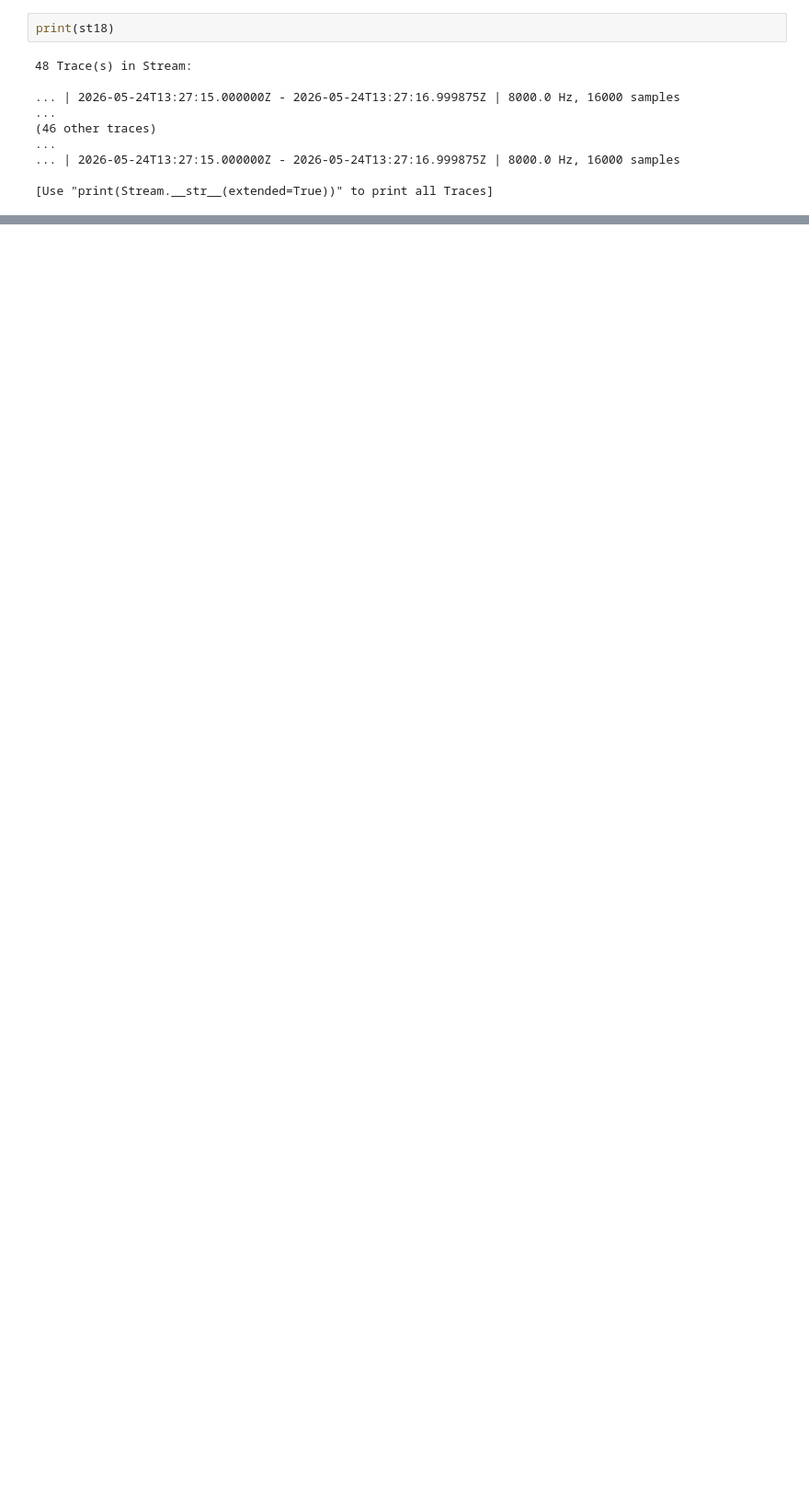
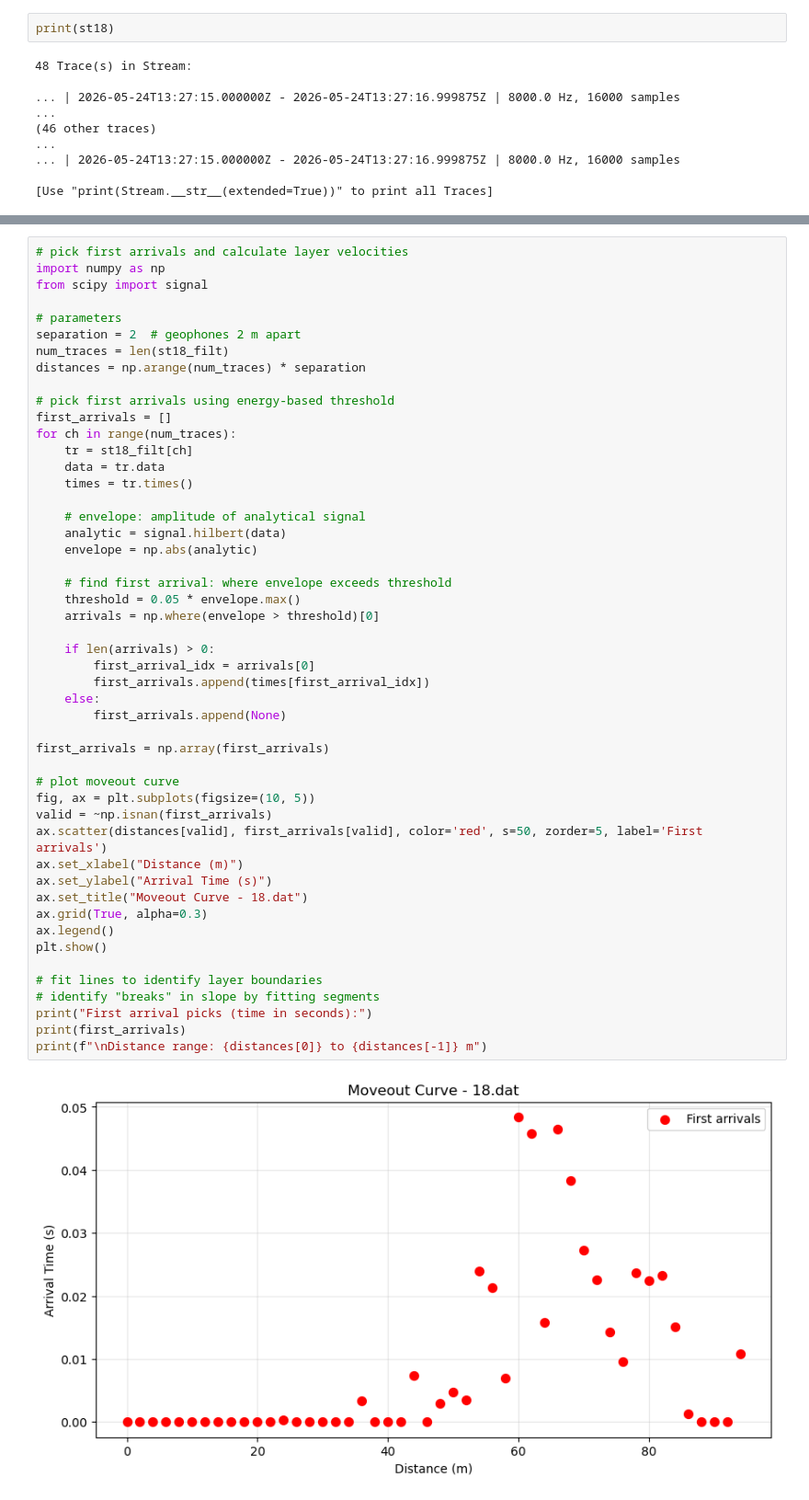
Before and after one commit to rrdickinson/2026_field_session_travertine, a Jupyter notebook: Howelsen_Hill/Code/group3_wiggles.ipynb, the cells around one changed output, grey strips where cells are left out. Shown at 92% size. Cells and saved outputs as stored; diff of their text form; blank space fills up the shorter version.

Commit message:
Completed first picks and initial inversions

```diff
--- a/Howelsen_Hill/Code/group3_wiggles.ipynb
+++ b/Howelsen_Hill/Code/group3_wiggles.ipynb
@@ -18,0 +70,51 @@ print(st18)
+# %%
+# pick first arrivals and calculate layer velocities
+import numpy as np
+from scipy import signal
+
+# parameters
+separation = 2  # geophones 2 m apart
+num_traces = len(st18_filt)
+distances = np.arange(num_traces) * separation
+
+# pick first arrivals using energy-based threshold
+first_arrivals = []
+for ch in range(num_traces):
+    tr = st18_filt[ch]
+    data = tr.data
+    times = tr.times()
+
+    # envelope: amplitude of analytical signal
+    analytic = signal.hilbert(data)
+    envelope = np.abs(analytic)
+
+    # find first arrival: where envelope exceeds threshold
+    threshold = 0.05 * envelope.max()
+    arrivals = np.where(envelope > threshold)[0]
+
+    if len(arrivals) > 0:
+        first_arrival_idx = arrivals[0]
+        first_arrivals.append(times[first_arrival_idx])
+    else:
+        first_arrivals.append(None)
+
+first_arrivals = np.array(first_arrivals)
+
+# plot moveout curve
+fig, ax = plt.subplots(figsize=(10, 5))
+valid = ~np.isnan(first_arrivals)
+ax.scatter(distances[valid], first_arrivals[valid], color='red', s=50, zorder=5, label='First arrivals')
+ax.set_xlabel("Distance (m)")
+ax.set_ylabel("Arrival Time (s)")
+ax.set_title("Moveout Curve - 18.dat")
+ax.grid(True, alpha=0.3)
+ax.legend()
+plt.show()
+
+# fit lines to identify layer boundaries
+# identify "breaks" in slope by fitting segments
+print("First arrival picks (time in seconds):")
+print(first_arrivals)
+print(f"\nDistance range: {distances[0]} to {distances[-1]} m")
+# %% [output]
+[figure, added]
```
Also changed, not shown: parts of 5 cells of this notebook, 37 other files.
